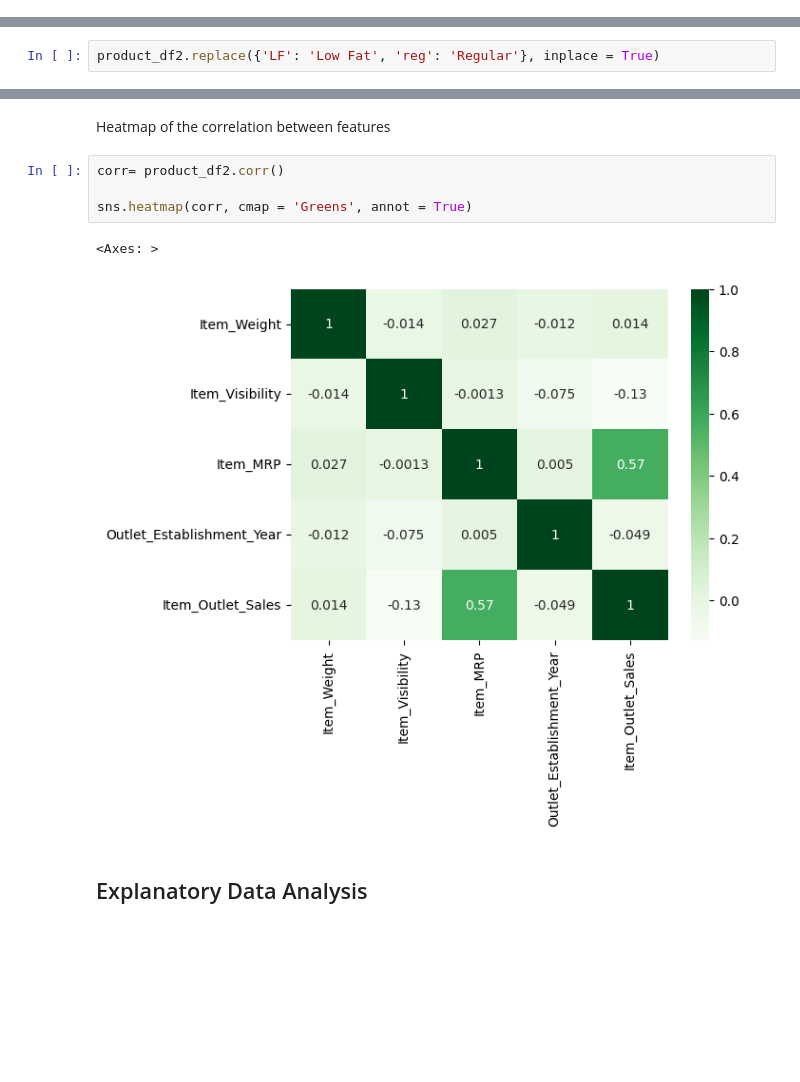
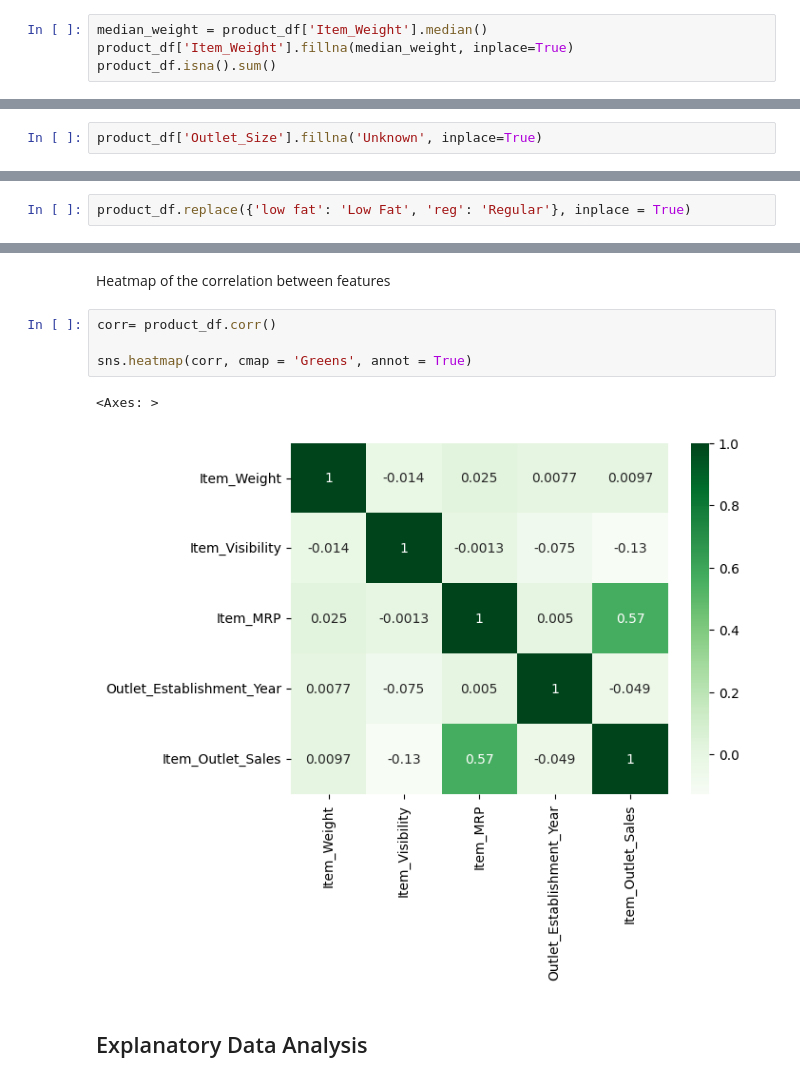
Before and after one commit to tjbingamon/Prediction-of-Product-Sales, a Jupyter notebook: Prediction-of-Product-Sales.ipynb, the cells around one changed output, grey strips where cells are left out. Cells and saved outputs as stored; diff of their text form; blank space fills up the shorter version.

```diff
--- a/Prediction-of-Product-Sales.ipynb
+++ b/Prediction-of-Product-Sales.ipynb
@@ -145,0 +119,4 @@ product_df2.drop(columns=['Outlet_Establishment_Year', 'Outlet_Location_Type', '
+# %%
+median_weight = product_df['Item_Weight'].median()
+product_df['Item_Weight'].fillna(median_weight, inplace=True)
+product_df.isna().sum()
@@ -145,0 +139,2 @@ product_df2.drop(columns=['Outlet_Establishment_Year', 'Outlet_Location_Type', '
+# %%
+product_df['Outlet_Size'].fillna('Unknown', inplace=True)
@@ -166,2 +209,2 @@ dtype: int64
 # %%
-product_df2.replace({'LF': 'Low Fat', 'reg': 'Regular'}, inplace = True)
+product_df.replace({'low fat': 'Low Fat', 'reg': 'Regular'}, inplace = True)
@@ -225,11 +254,11 @@ ax.boxplot([lf,rg], labels=['Low Fat', 'Regular']);
 # %% [markdown]
 Heatmap of the correlation between features
 # %%
-corr= product_df2.corr()
+corr= product_df.corr()
 
 sns.heatmap(corr, cmap = 'Greens', annot = True)
 # %% [output]
 <Axes: >
-[figure, old version]
+[figure, new version]
 # %% [markdown]
 ## Explanatory Data Analysis
```
Also changed, not shown: parts of 15 cells of this notebook.
